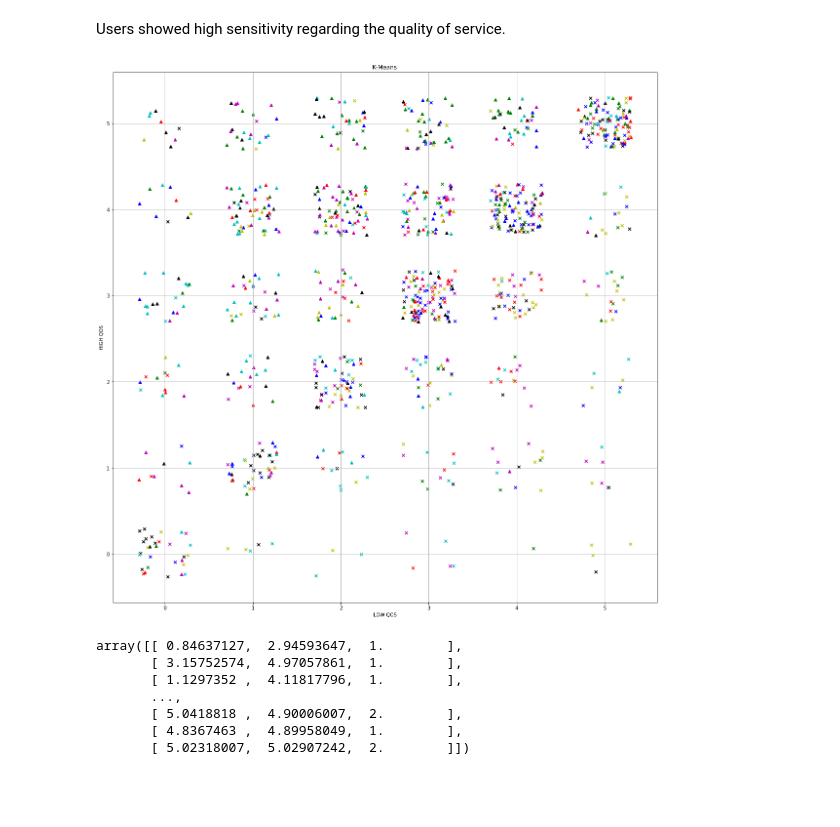
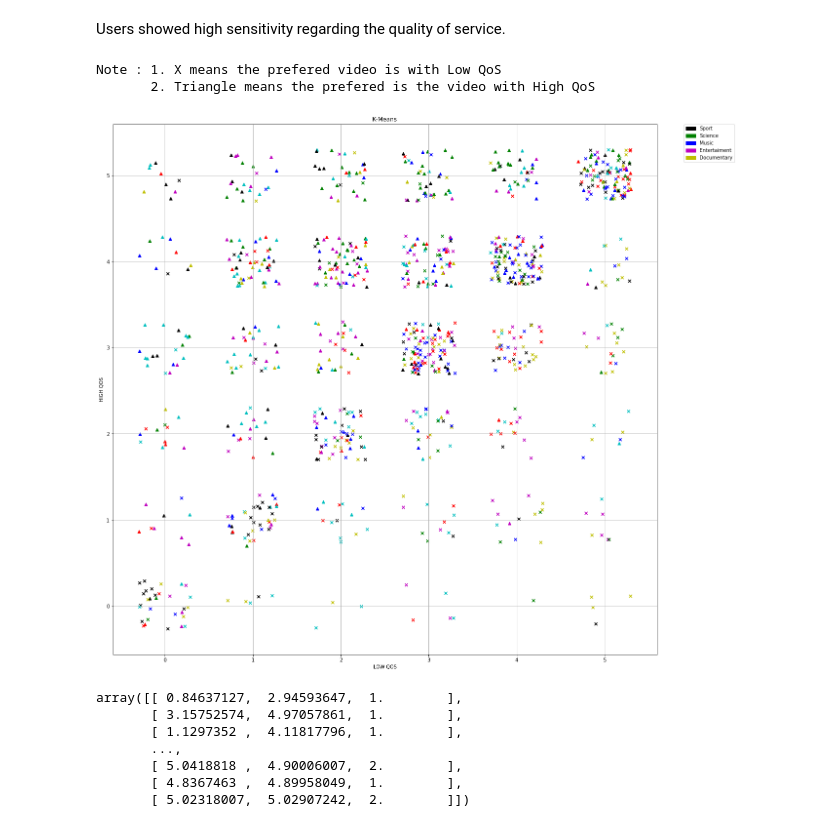
Before and after one commit to aliamin7/QoE-experiment-Data-Analysis, a Jupyter notebook: Data_Analysis.ipynb, the cells around one changed output. Drawn from its saved outputs; the diff is of its cells as text; code cells hidden in the pictures; blank space fills up the shorter version.

Commit message:
Kmeans clustering plot is edited

```diff
--- a/Data_Analysis.ipynb
+++ b/Data_Analysis.ipynb
@@ -400,7 +400,10 @@ Z = Data["Preferred_video"].values
 d = np.vstack((X,Y,Z)).T
 # d = np.matrix(zip(X,Y,Z))
 kmeans = KMeans(n_clusters=7).fit(d)
-d
+
+
+print("Note : 1. X means the prefered video is with Low QoS \n       2. Triangle means the prefered is the video with High QoS ")
+
 fig = plt.figure(figsize=(20,20))
 plt.grid(True)
 count = 0
@@ -445,36 +448,47 @@ for i,j in zip(Cluster_data["Session"],Cluster_data["Preferred_video"]):
         plt.scatter(d[count,0],d[count,1],marker = "x", c="g")
 
 
     elif (i == 7) and (j == 1):
         plt.scatter(d[count,0],d[count,1],marker = "^", c="b")
     elif (i == 7) and (j == 2):
         plt.scatter(d[count,0],d[count,1],marker = "x", c="b")
 
     count= count + 1
 
 
 
-plt.Circle((1, 1), 0.2, color='g', clip_on=False)
+patch1 = mpatches.Patch(color='k', label='Sport')
+patch2 = mpatches.Patch(color='r', label='Series')
+patch3 = mpatches.Patch(color='c', label='Animals')
+patch4 = mpatches.Patch(color='m', label='Entertaiment')
+patch5 = mpatches.Patch(color='y', label='Documentary')
+patch2 = mpatches.Patch(color='g', label='Science')
+patch3 = mpatches.Patch(color='b', label='Music')
+# patch4 = mpatches.Patch(marker='^', label='delay ratio < 20.1%')
+# patch5 = mpatches.Patch(marker='x', label='delay ratio >= 20.1%')
 
+plt.legend(handles=[patch1, patch2, patch3, patch4, patch5], bbox_to_anchor=(1.05, 1), loc=2, borderaxespad=0.)
     #     if()
 #     plt.scatter(d[:,0],d[:,1],c="b")
-
+# plt.legend(['Triangle --> 1',' x --> 2'],  bbox_to_anchor=(1.05, 1), loc=2, borderaxespad=0.)
 
 # plt.scatter(d[:,0],d[:,1],c="r")
 plt.xlabel('LOW QOS')
 plt.ylabel('HIGH QOS')
 plt.title('K-Means')
 plt.show()
 
 # fig = plt.figure(figsize=(10,10))
 # ax = Axes3D(fig)
 # # colors = [int(i % 2) for i in t_test]
 # ax.scatter(d[:,0],d[:,1],d[:,2], marker = 'o')
 # ax.set_xlabel('Low Quality')
 # ax.set_ylabel('High Quality')
 # ax.set_zlabel('Prefered Video')
 # %% [output]
+Note : 1. X means the prefered video is with Low QoS
+       2. Triangle means the prefered is the video with High QoS
-[figure, old version]
+[figure, new version]
 # %%
 d
 # %% [output]
```
